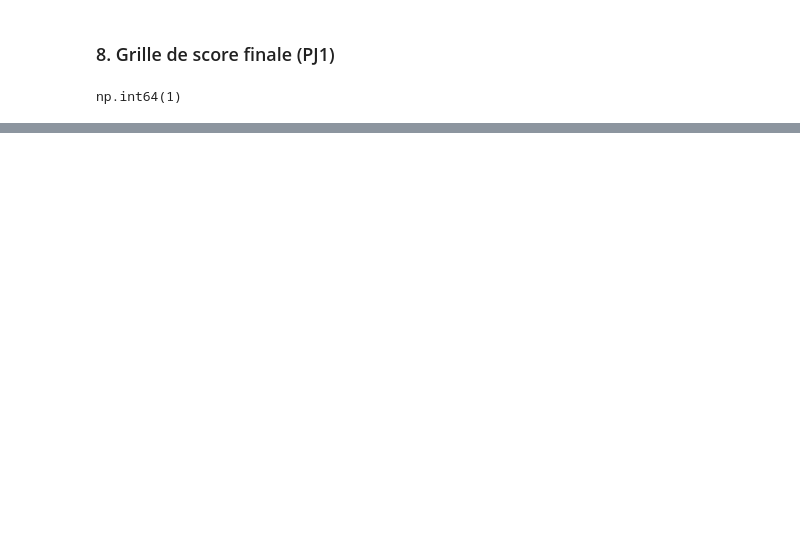
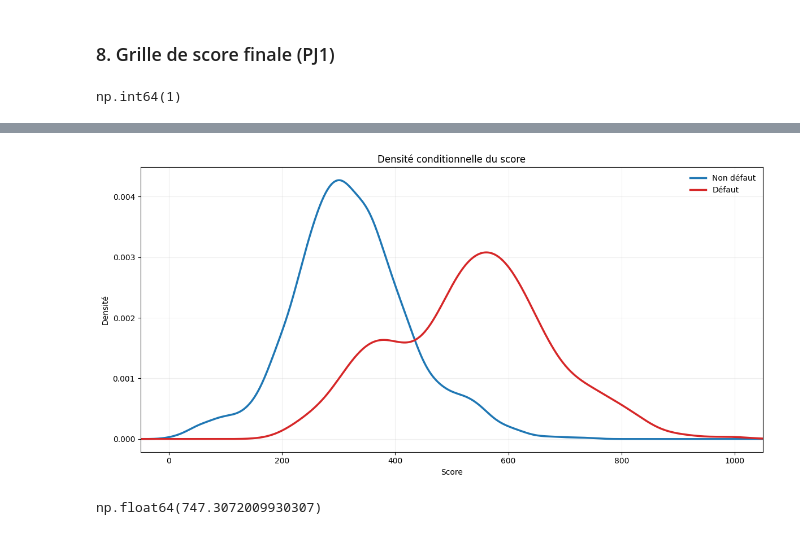
Before and after one commit to jbcheze/Scoring_Project, a Jupyter notebook: notebook/exploration.ipynb, the cells around one changed output, grey strips where cells are left out. Saved outputs shown, nothing was run; the diff lists cells and outputs as text; code cells hidden in the pictures; blank space fills up the shorter version.

```diff
--- a/notebook/exploration.ipynb
+++ b/notebook/exploration.ipynb
@@ -1320,0 +1499,34 @@ final_scorecard
+# %%
+plt.figure(figsize=(12,6))
+
+# Non défaut
+score_test[y_test == 0].plot(
+    kind='density',
+    linewidth=2.5,
+    color='#1f77b4',      # bleu propre
+    label='Non défaut'
+)
+
+# Défaut
+score_test[y_test == 1].plot(
+    kind='density',
+    linewidth=2.5,
+    color='#d62728',      # rouge sobre
+    label='Défaut'
+)
+
+plt.xlim(-50, 1050)
+plt.xlabel('Score')
+plt.ylabel('Densité')
+plt.title('Densité conditionnelle du score')
+plt.legend(frameon=False)
+plt.grid(alpha=0.2)
+
+plt.tight_layout()
+plt.show()
+# %% [output]
+[figure, added]
+# %%
+score_test[y_test == 0].max() # Un individu qui a fait defaut avec 747 en max
+# %% [output]
+np.float64(747.3072009930307)
```
Also changed, not shown: parts of 14 cells of this notebook.
